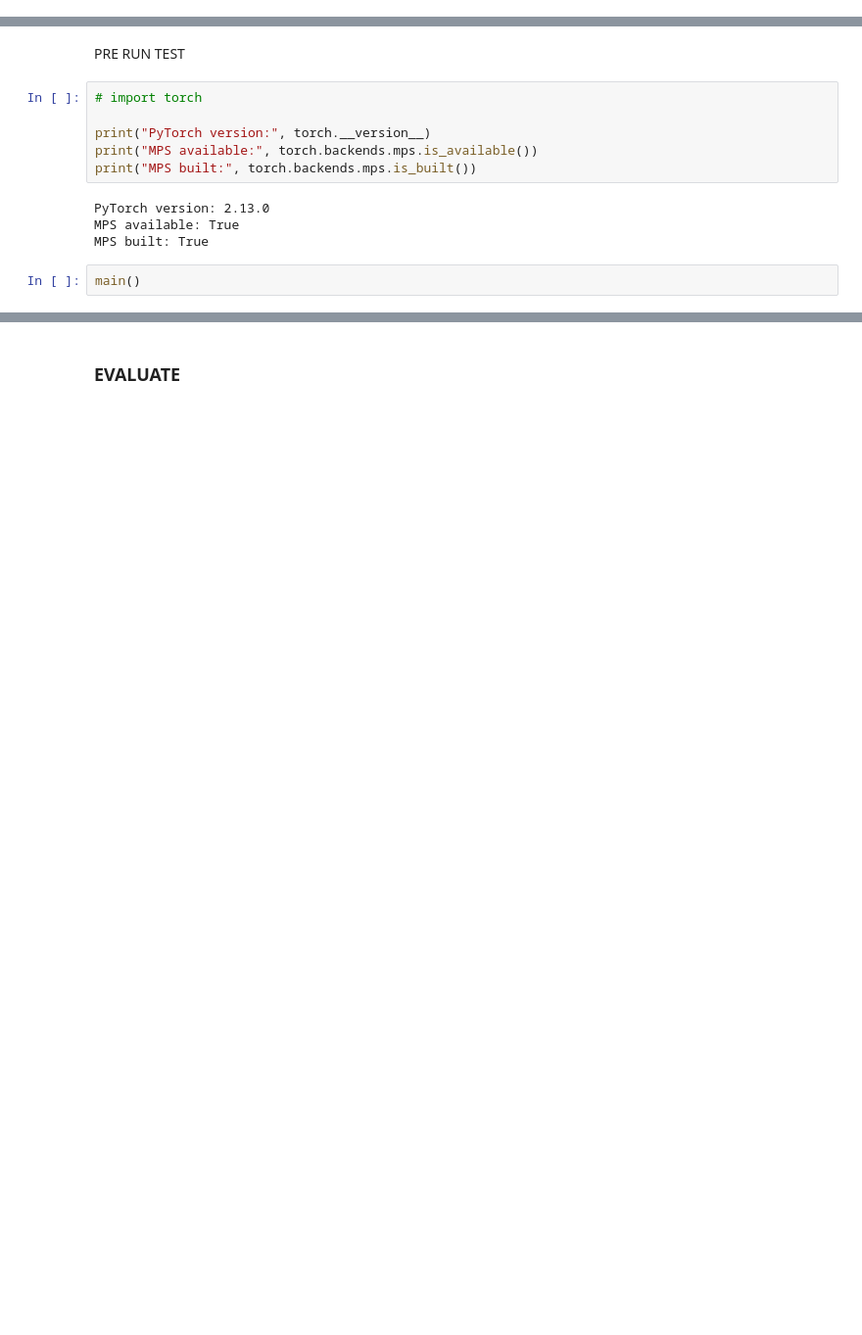
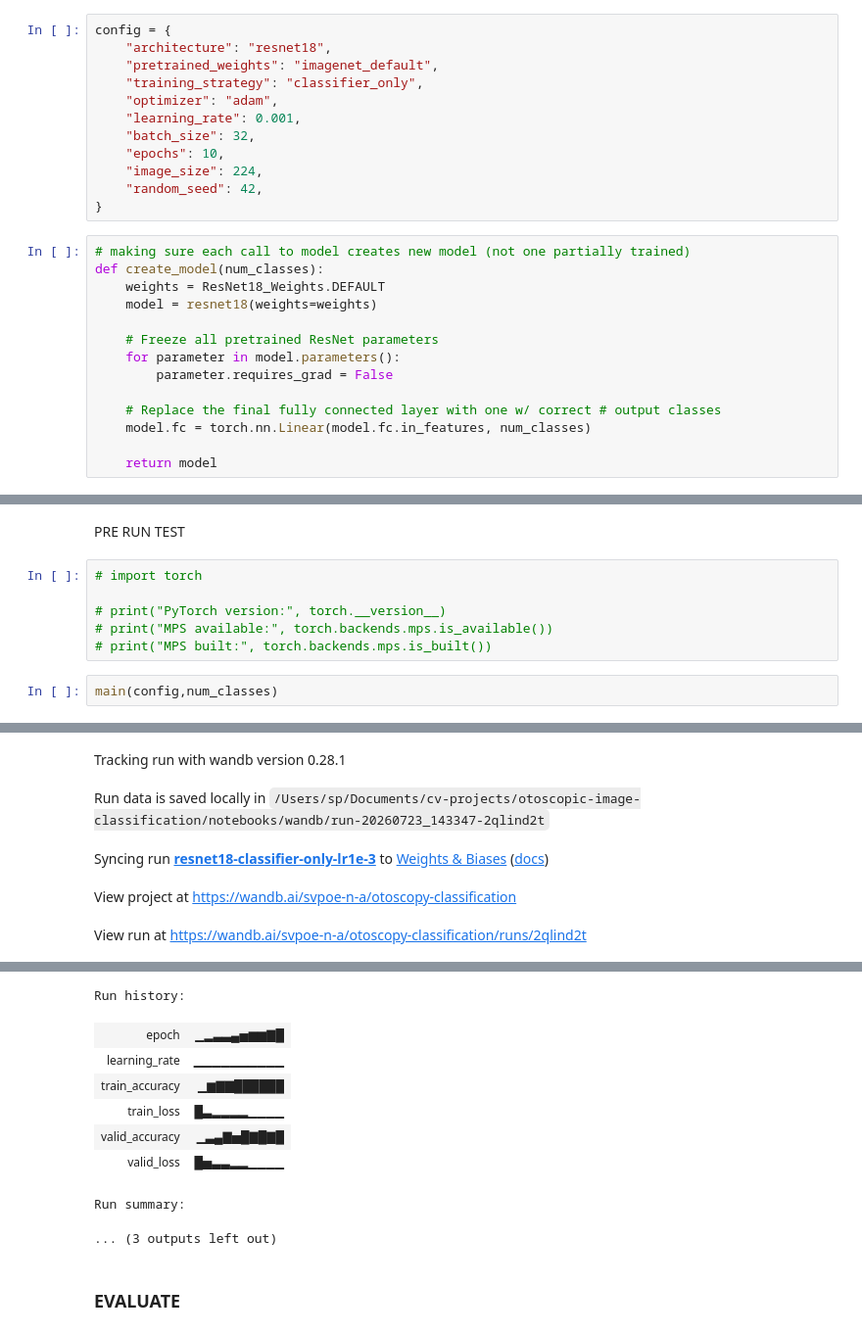
Before and after one commit to svpoe/otoscopic-image-classification, a Jupyter notebook: notebooks/02_resnet18_wandb.ipynb, the cells around one changed output, grey strips where cells are left out. Shown at 98% size. Saved outputs shown, nothing was run; the diff lists cells and outputs as text; blank space fills up the shorter version.

Commit message:
adding wandb notebook

```diff
--- a/notebooks/02_resnet18_wandb.ipynb
+++ b/notebooks/02_resnet18_wandb.ipynb
@@ -282,3 +285,29 @@ def validate(model, valid_loader, device):
     accuracy = correct_predictions / total_samples
 
     return epoch_loss, accuracy
+# %%
+config = {
+    "architecture": "resnet18",
+    "pretrained_weights": "imagenet_default",
+    "training_strategy": "classifier_only",
+    "optimizer": "adam",
+    "learning_rate": 0.001,
+    "batch_size": 32,
+    "epochs": 10,
+    "image_size": 224,
+    "random_seed": 42,
+}
+# %%
+# making sure each call to model creates new model (not one partially trained)
+def create_model(num_classes):
+    weights = ResNet18_Weights.DEFAULT
+    model = resnet18(weights=weights)
+
+    # Freeze all pretrained ResNet parameters
+    for parameter in model.parameters():
+        parameter.requires_grad = False
+
+    # Replace the final fully connected layer with one w/ correct # output classes
+    model.fc = torch.nn.Linear(model.fc.in_features, num_classes)
+
+    return model
@@ -331,13 +424,9 @@ PRE RUN TEST
 # %%
 # import torch
 
-print("PyTorch version:", torch.__version__)
-print("MPS available:", torch.backends.mps.is_available())
-print("MPS built:", torch.backends.mps.is_built())
+# print("PyTorch version:", torch.__version__)
+# print("MPS available:", torch.backends.mps.is_available())
+# print("MPS built:", torch.backends.mps.is_built())
-# %% [output]
-PyTorch version: 2.13.0
-MPS available: True
-MPS built: True
 # %%
-main()
+main(config,num_classes)
 # %% [output]
@@ -363,0 +436,5 @@ Epoch [10/10], Train Loss: 0.0961, Train Accuracy: 0.9790, Valid Loss: 0.1016, V
+Tracking run with wandb version 0.28.1
+Run data is saved locally in /Users/sp/Documents/cv-projects/otoscopic-image-classification/notebooks/wandb/run-20260723_143347-2qlind2t
+Syncing run resnet18-classifier-only-lr1e-3 to Weights & Biases (docs)
+View project at https://wandb.ai/svpoe-n-a/otoscopy-classification
+View run at https://wandb.ai/svpoe-n-a/otoscopy-classification/runs/2qlind2t
@@ -364,2 +459,11 @@ Epoch [10/10], Train Loss: 0.0961, Train Accuracy: 0.9790, Valid Loss: 0.1016, V
+Run history:
+| epoch | ▁▂▃▃▄▅▆▆▇█ |
+| learning_rate | ▁▁▁▁▁▁▁▁▁▁ |
+| train_accuracy | ▁▆▇▇██████ |
+| train_loss | █▃▂▂▂▂▁▁▁▁ |
+| valid_accuracy | ▁▃▄▇▅█▇█▇█ |
+| valid_loss | █▅▃▃▂▂▁▁▁▁ |
+Run summary:
+... (3 outputs left out)
 # %% [markdown]
 ### EVALUATE
```
Also changed, not shown: parts of 8 cells of this notebook, 2 other files.
